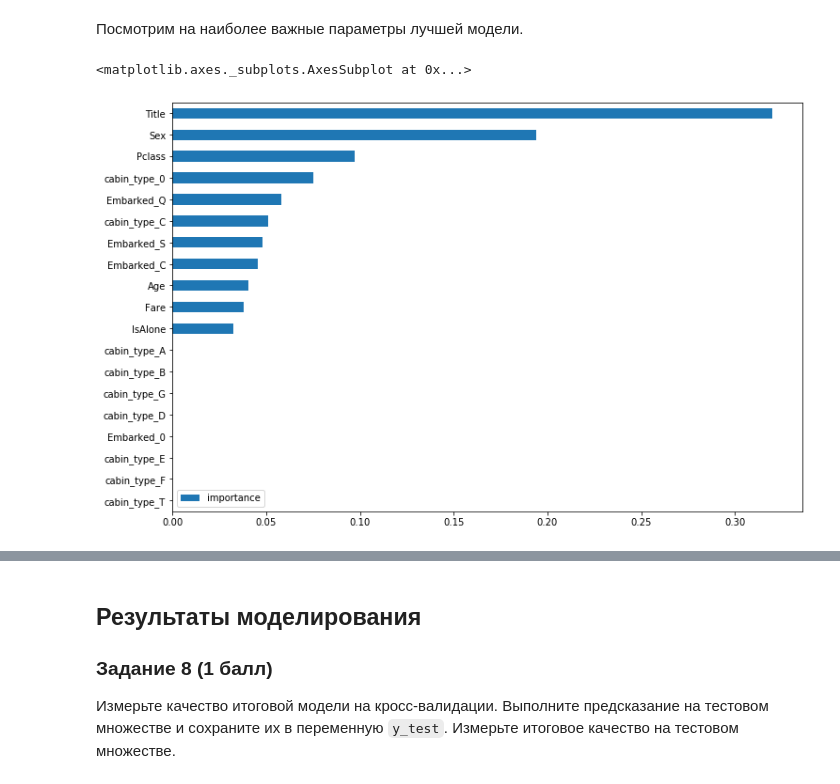
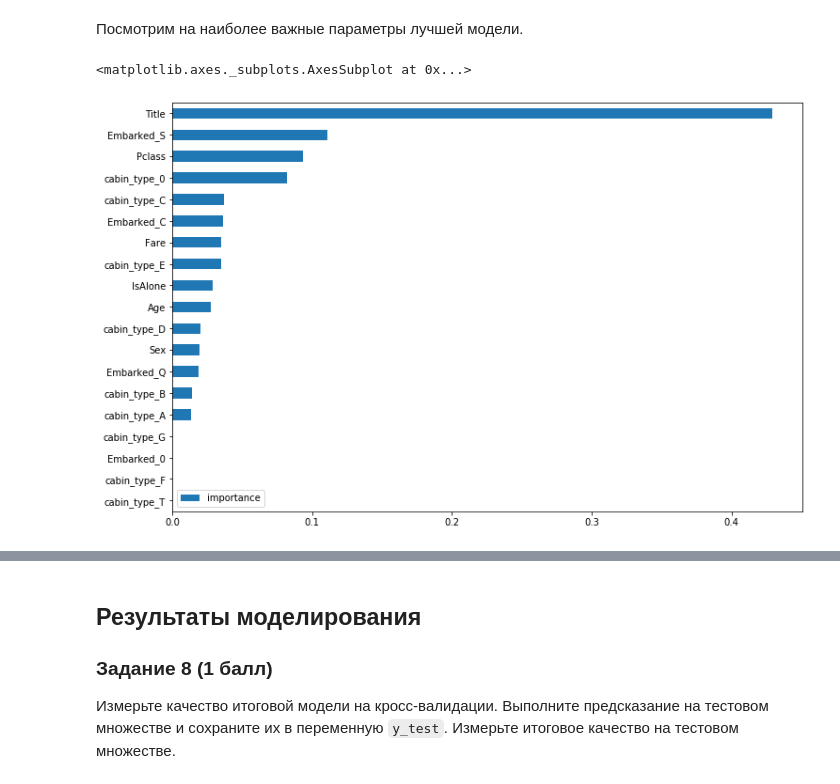
Before and after one commit to Laztrex/basic-statistic, a Jupyter notebook: research_ML/[Titanic_Begins]_intro_titanic_pred.ipynb, the cells around one changed output, grey strips where cells are left out. Saved outputs shown, nothing was run; the diff lists cells and outputs as text; code cells hidden in the pictures.

```diff
--- a/research_ML/[Titanic_Begins]_intro_titanic_pred.ipynb
+++ b/research_ML/[Titanic_Begins]_intro_titanic_pred.ipynb
@@ -33,11 +33,11 @@ import matplotlib.pyplot as plt
 #data = pd.read_csv('/content/gdrive/My Drive/titanic_data.csv, index_col='PassengerId')
 
 #Если запускаете ноутбук локально:
-data = pd.read_csv('titanic_data.csv')
+data = pd.read_csv('../titanic_data.csv')
 # %%
 basic_features = data.columns
 
-Y = pd.read_csv('titanic_surv.csv')
+Y = pd.read_csv('../titanic_surv.csv')
 #Y.index = data.index
 
 print(f'Всего {len(data)} пассажиров в выборке')
@@ -735,13 +791,24 @@ Test roc-auc: 0.8852468594799883
 # %% [markdown]
 В качестве альтернативной модели "Случайного леса" попробуем использовать _XGBClassifier_ из библиотеки _xgboost_, реализующей методы градиентного бустинга
 # %%
+from sklearn.model_selection import RandomizedSearchCV
+
 def xgb_classifier(X_train, X_test, y_train, y_test, useTrainCV=True, cv_folds=5, early_stopping_rounds=50):
     """
 
     """
-    alg = XGBClassifier(learning_rate=0.1, n_estimators=50, max_depth=9,
-                        min_child_weight=4, gamma=0.2, subsample=0.6, colsample_bytree=1.0,
-                        objective='binary:logistic', nthread=4, scale_pos_weight=1, seed=27)
+#     gbm_param_grid = {
+#     'n_estimators': range(8, 20),
+#     'max_depth': range(6, 10),
+#     'learning_rate': [.4, .45, .5, .55, .6],
+#     'colsample_bytree': [.6, .7, .8, .9, 1]
+#     }
+
+#     alg = XGBClassifier(learning_rate=0.1, n_estimators=10, max_depth=9,
+#                         min_child_weight=4, gamma=0.2, subsample=0.6, colsample_bytree=1.0,
+#                         objective='binary:logistic', nthread=4, scale_pos_weight=1, seed=27)
+
+    alg = XGBClassifier(n_estimators=50)
 
     if useTrainCV:
         print("Start Feeding Data")
@@ -768,0 +826,16 @@ roc на test 0.9184633362547473
+# %%
+model = xgb_classifier(X_train, X_test, y_train, y_test, useTrainCV=False)
+
+predict_xgb = model.predict(X_test)
+
+acc = accuracy_score(y_test, predict_xgb)
+prec = precision_score(y_test, predict_xgb)
+recall = recall_score(y_test, predict_xgb)
+
+accuracies["xgb"] = acc
+
+print("accuracy_score : ", acc)
+print("precision_score : ", prec)
+print("recall_score : ", recall)
+print("Confusion Matrix")
+print("{0}".format(confusion_matrix(y_test, predict_xgb)))
@@ -771,15 +852,15 @@ roc на test 0.9184633362547473
 # %% [markdown]
 Посмотрим на наиболее важные параметры лучшей модели.
 # %%
-feature_importances = alg.feature_importances_
+feature_importances = model.feature_importances_
 feature_importances_df = pd.DataFrame({'features': list(X_train), 'feature_importances': feature_importances})
 feature_importances_df.sort_values('feature_importances', ascending=False)
 
 imp = pd.DataFrame(feature_importances, index=X.columns, columns=['importance'])
 imp.sort_values('importance').plot(kind='barh', figsize=(12, 8))
 # %% [output]
 <matplotlib.axes._subplots.AxesSubplot at 0x...>
-[figure, old version]
+[figure, new version]
 # %%
 feature_importances = best_clf.feature_importances_
 feature_importances_df = pd.DataFrame({'features': list(X_train), 'feature_importances': feature_importances})
```
Also changed, not shown: parts of 27 cells of this notebook.
